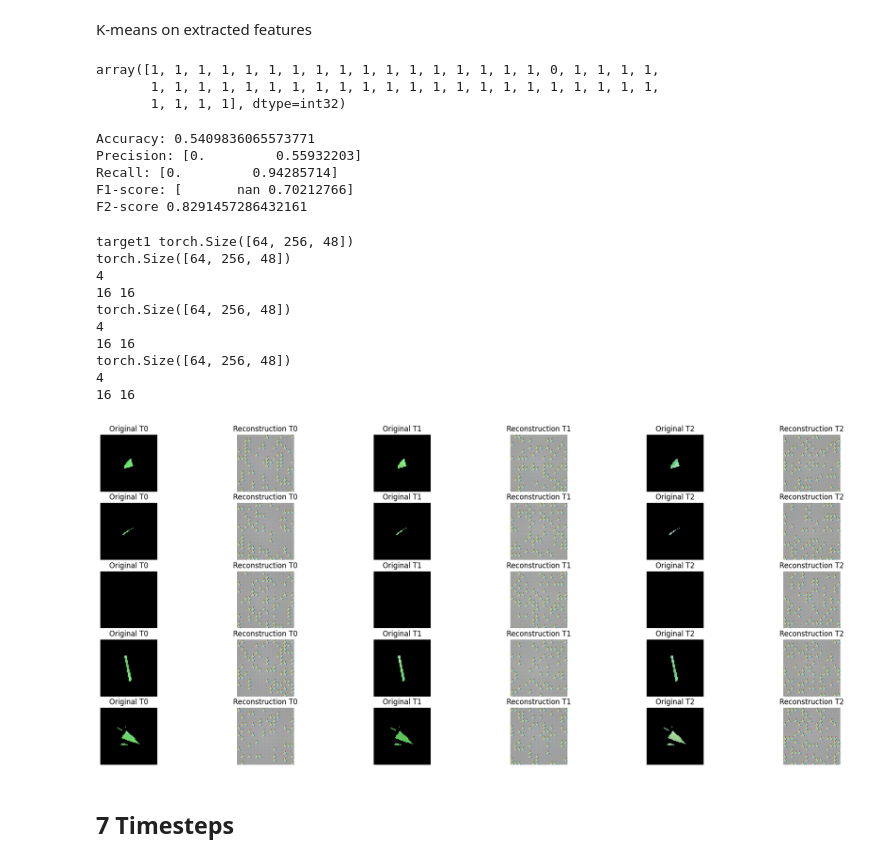
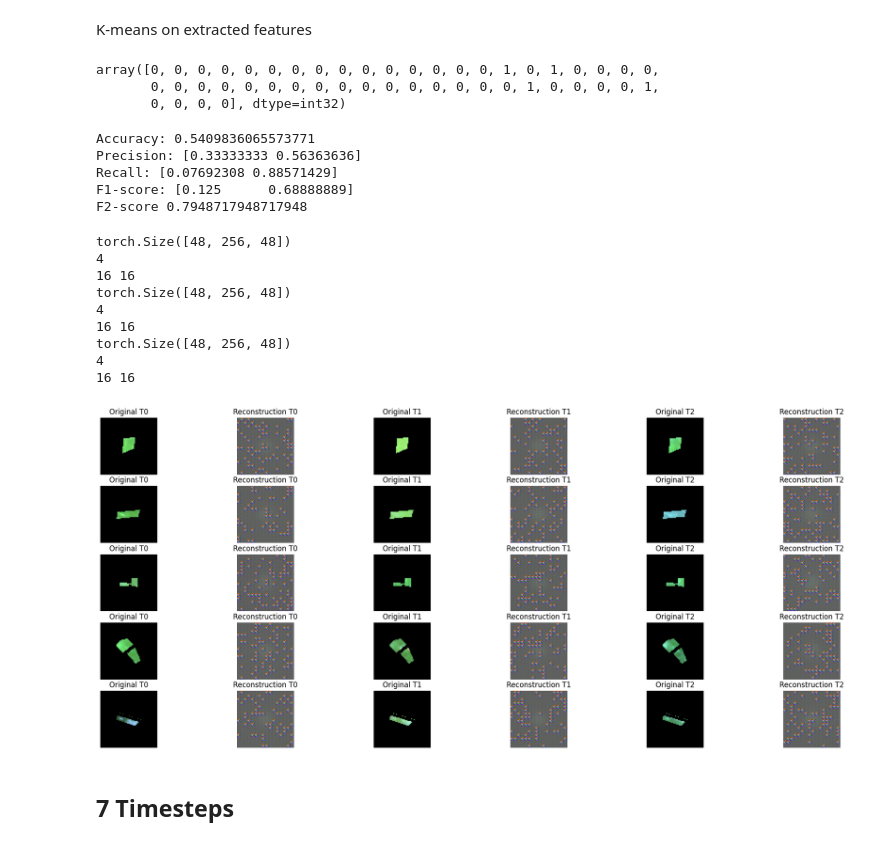
Before and after one commit to bhumikasadbhave/Master-Thesis-SITS, a Jupyter notebook: Modeling/temporal_MAE.ipynb, the cells around one changed output. Cells and saved outputs as stored; diff of their text form; code cells hidden in the pictures.

```diff
--- a/Modeling/temporal_MAE.ipynb
+++ b/Modeling/temporal_MAE.ipynb
@@ -79,0 +85,4 @@ len(timestamps)
+# %%
+augmentations = get_augmentation_transforms()
+augmented_dataloader = create_augmented_data_loader(patch_tensor, augmentations)
+len(augmented_dataloader.dataset)
@@ -105,16 +119,16 @@ channels = 3
 time_steps = 3
 optimizer = 'Adam'
 patch_size = config.subpatch_size
-masking_ratio = 0.75
+masking_ratio = 0.25
 patch_size
 # %% [output]
 4
 # %%
 model = MaskedAutoencoderViT(
         # img_size=64,
-        patch_size=patch_size, embed_dim=768, depth=6, num_heads=6,
-        decoder_embed_dim=512, decoder_depth=2, decoder_num_heads=8,
-        mlp_ratio=4, norm_layer=partial(nn.LayerNorm, eps=1e-6))
+        patch_size=patch_size, embed_dim=768, depth=6, num_heads=12,
+        decoder_embed_dim=512, decoder_depth=2, decoder_num_heads=16,
+        mlp_ratio=2, norm_layer=partial(nn.LayerNorm, eps=1e-6))
 model.to(device)
 # %% [output]
 MaskedAutoencoderViT(
@@ -135,5 +149,5 @@ MaskedAutoencoderViT(
   (decoder_pred): Linear(in_features=512, out_features=48, bias=True)
 )
 # %%
-trained_model, train_losses, test_losses = train_model_mae(model, dataloader_train, dataloader_test, epochs=epochs, masking_ratio=masking_ratio, optimizer=optimizer, lr=lr, momentum=momentum, device=device)
+trained_model, train_losses, test_losses = train_model_mae(model, augmented_dataloader, dataloader_test, epochs=epochs, masking_ratio=masking_ratio, optimizer=optimizer, lr=lr, momentum=momentum, device=device)
 # %% [output]
@@ -199,9 +181,9 @@ eval_patch_predictions = kmeans.predict(eval_features.reshape(eval_features.size
 # %%
 eval_patch_predictions
 # %% [output]
-array([1, 1, 1, 1, 1, 1, 1, 1, 1, 1, 1, 1, 1, 1, 1, 1, 1, 0, 1, 1, 1, 1,
-       1, 1, 1, 1, 1, 1, 1, 1, 1, 1, 1, 1, 1, 1, 1, 1, 1, 1, 1, 1, 1, 1,
-       1, 1, 1, 1], dtype=int32)
+array([0, 0, 0, 0, 0, 0, 0, 0, 0, 0, 0, 0, 0, 0, 0, 1, 0, 1, 0, 0, 0, 0,
+       0, 0, 0, 0, 0, 0, 0, 0, 0, 0, 0, 0, 0, 0, 0, 0, 1, 0, 0, 0, 0, 1,
+       0, 0, 0, 0], dtype=int32)
 # %%
 acc, precision, recall, f1, f2 = get_clustering_accuracy(field_numbers_eval, eval_patch_predictions, config.labels_path)
 print("Accuracy:",acc)
@@ -211,24 +193,23 @@ print("F1-score:",f1)
 print("F2-score",f2)
 # %% [output]
 Accuracy: 0.5409836065573771
-Precision: [0.         0.55932203]
-Recall: [0.         0.94285714]
-F1-score: [       nan 0.70212766]
-F2-score 0.8291457286432161
+Precision: [0.33333333 0.56363636]
+Recall: [0.07692308 0.88571429]
+F1-score: [0.125      0.68888889]
+F2-score 0.7948717948717948
 # %%
-visualize_temporal_reconstructions(trained_model, dataloader_train, device, num_images=5, T=3)
+visualize_temporal_reconstructions(trained_model, dataloader_eval, device, num_images=5, T=3)
 # %% [output]
-target1 torch.Size([64, 256, 48])
-torch.Size([64, 256, 48])
+torch.Size([48, 256, 48])
 4
 16 16
-torch.Size([64, 256, 48])
+torch.Size([48, 256, 48])
 4
 16 16
-torch.Size([64, 256, 48])
+torch.Size([48, 256, 48])
 4
 16 16
-[figure, old version]
+[figure, new version]
 # %% [markdown]
 ## 7 Timesteps
 # %%
```
Also changed, not shown: parts of 14 cells of this notebook, 4 other files.
